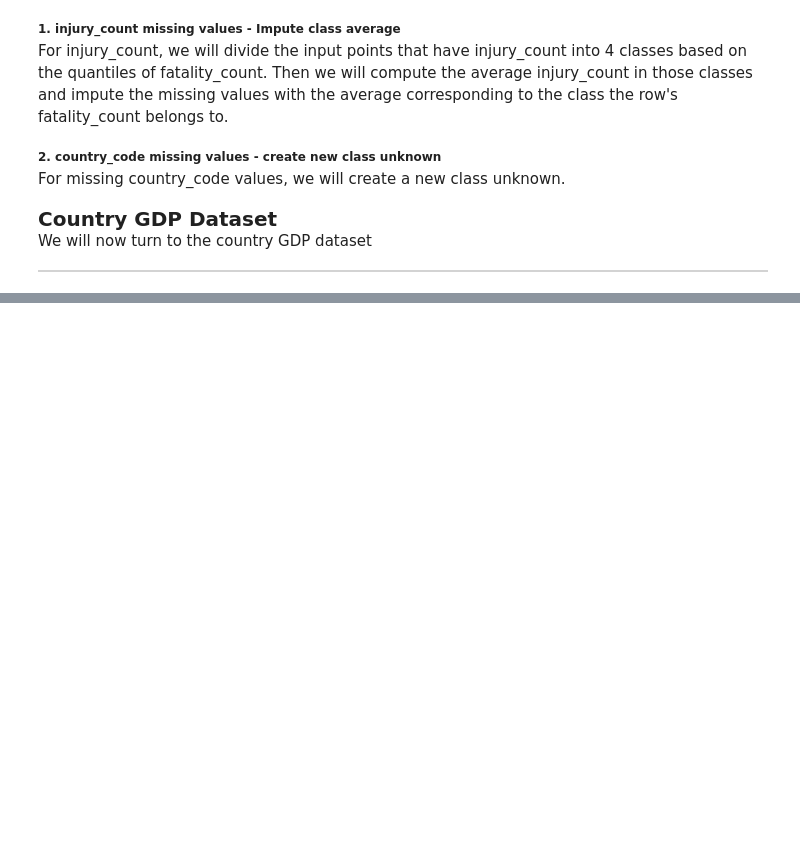
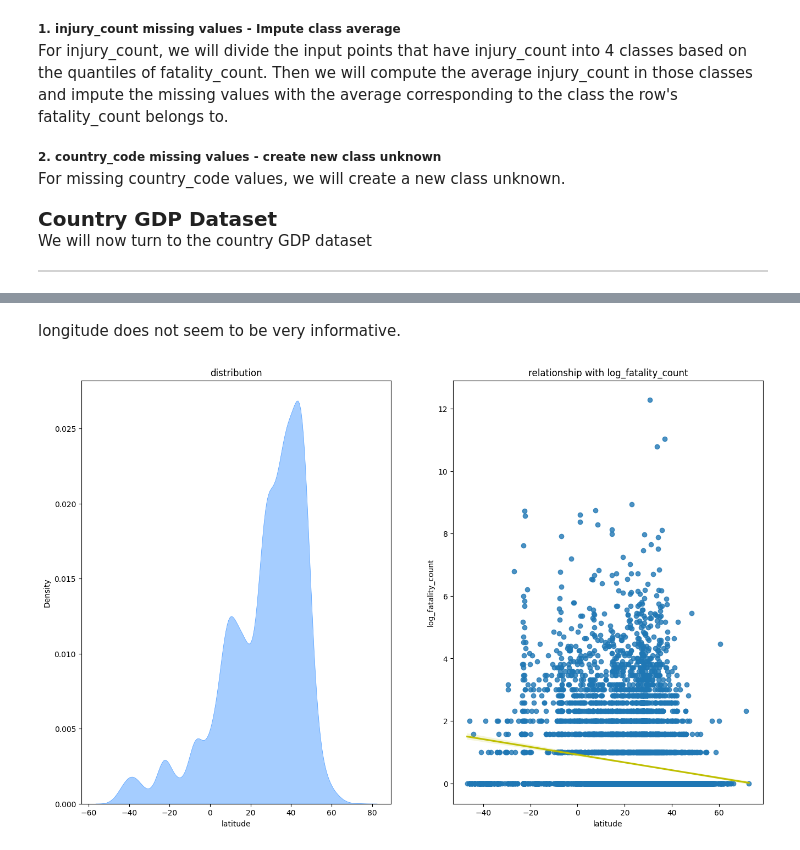
Before and after one commit to yuki172/global-landslide, a Jupyter notebook: main.ipynb, the cells around one changed output, grey strips where cells are left out. Cells and saved outputs as stored; diff of their text form; code cells hidden in the pictures; blank space fills up the shorter version.

```diff
--- a/main.ipynb
+++ b/main.ipynb
@@ -293,0 +368,6 @@ Name: Country Code, dtype: object
+# %% [markdown]
+longitude does not seem to be very informative.
+# %%
+get_dist_numeric('latitude', full_data)
+# %% [output]
+[figure, added]
```
Also changed, not shown: parts of 46 cells of this notebook, 3 other files.
